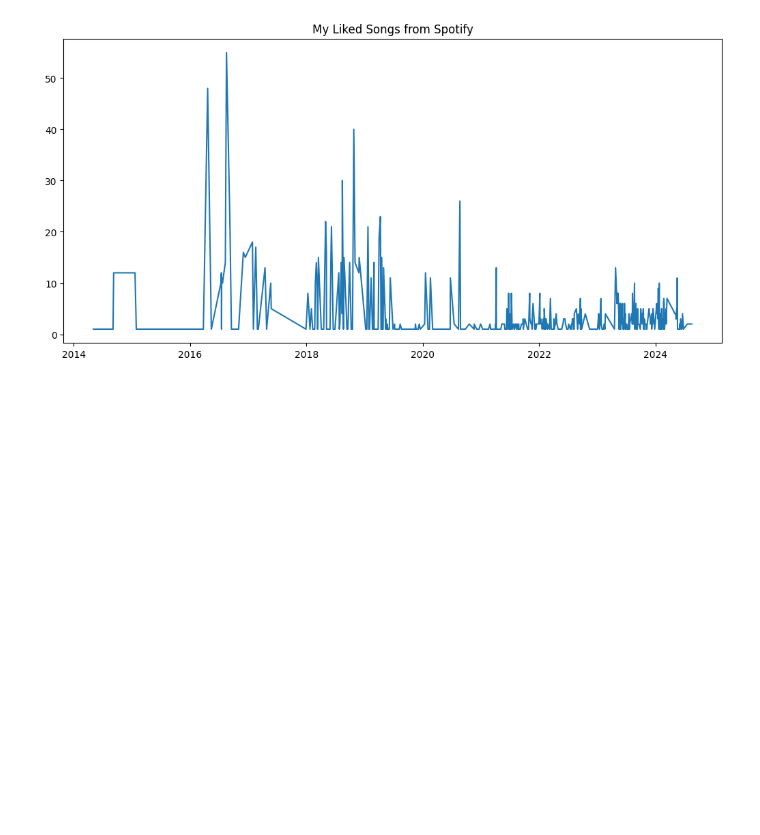
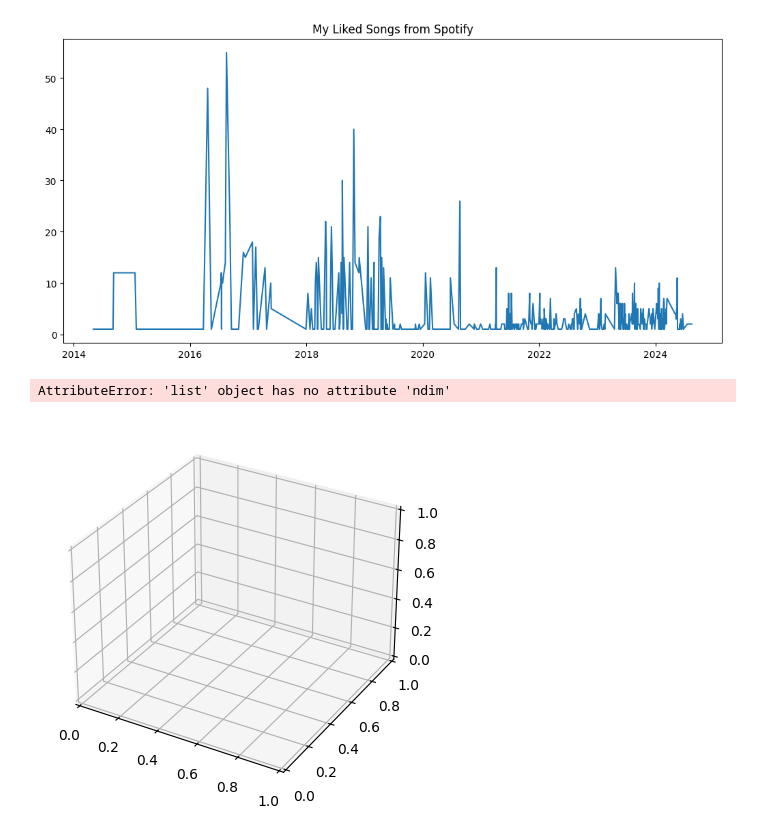
Before and after one commit to swolbroham/spotifyAnalysis, a Jupyter notebook: analysisDevelopment.ipynb, the cells around one changed output. Cells and saved outputs as stored; diff of their text form; code cells hidden in the pictures; blank space fills up the shorter version.

Commit message:
Testing out different views with the liked songs

```diff
--- a/analysisDevelopment.ipynb
+++ b/analysisDevelopment.ipynb
@@ -143,3 +127,8 @@ date_grouped['id'].reset_index()
+# %%
+daily_songs_liked = date_grouped['id'].reset_index()
+daily_songs_liked['month'] = daily_songs_liked['added_at'].dt.month
+daily_songs_liked['year'] = daily_songs_liked['added_at'].dt.year
+monthly_songs_liked = daily_songs_liked.groupby(["year", "month"]).agg({'id':np.sum}).reset_index()
 # %%
 # date_grouped["id"]
 fig, ax = plt.subplots(figsize=(10,5), layout = 'constrained')
@@ -148,3 +137,12 @@ ax.set_title("My Liked Songs from Spotify")
 # %% [output]
 Text(0.5, 1.0, 'My Liked Songs from Spotify')
 [figure]
+# %%
+fig = plt.figure()
+ax = fig.add_subplot(projection = '3d')
+x,y,z = monthly_songs_liked['year'], monthly_songs_liked['month'], monthly_songs_liked['id']
+
+ax.plot_wireframe(x,z,[x,y, rstride=10, cstride=10)
+# %% [output]
+AttributeError: 'list' object has no attribute 'ndim'
+[figure, added]
```
Also changed, not shown: parts of 1 cell of this notebook.
